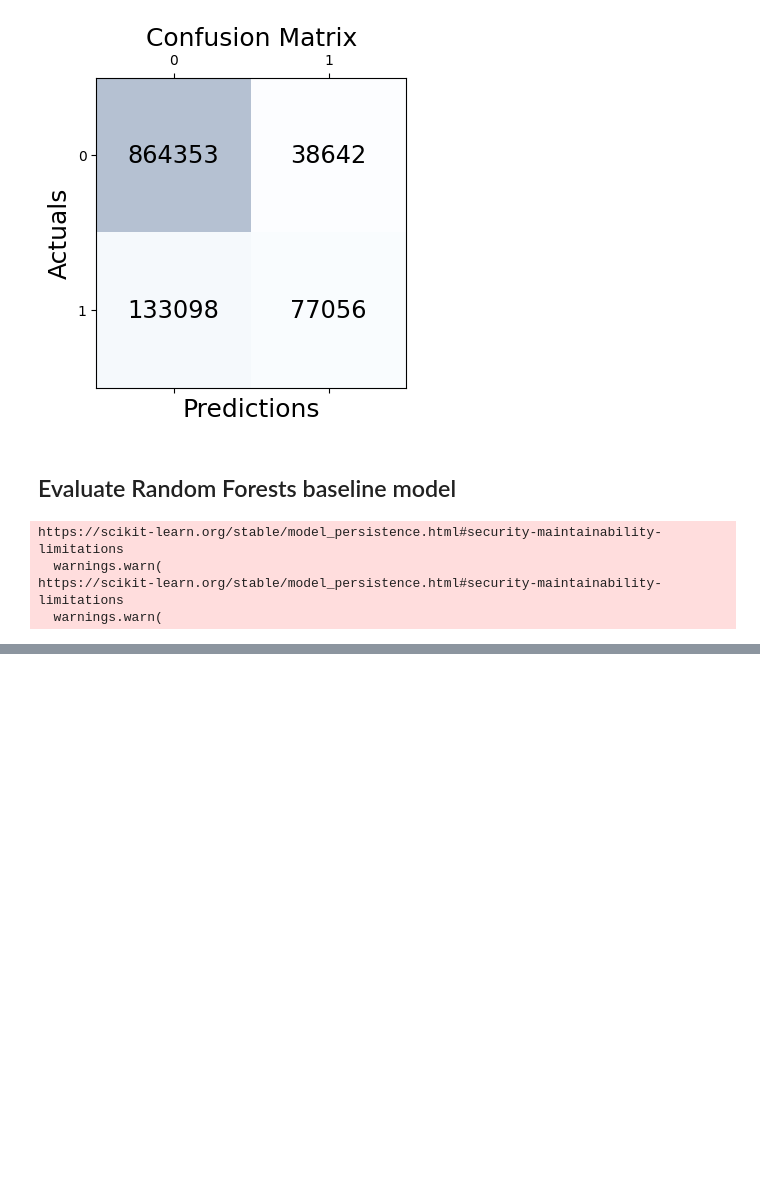
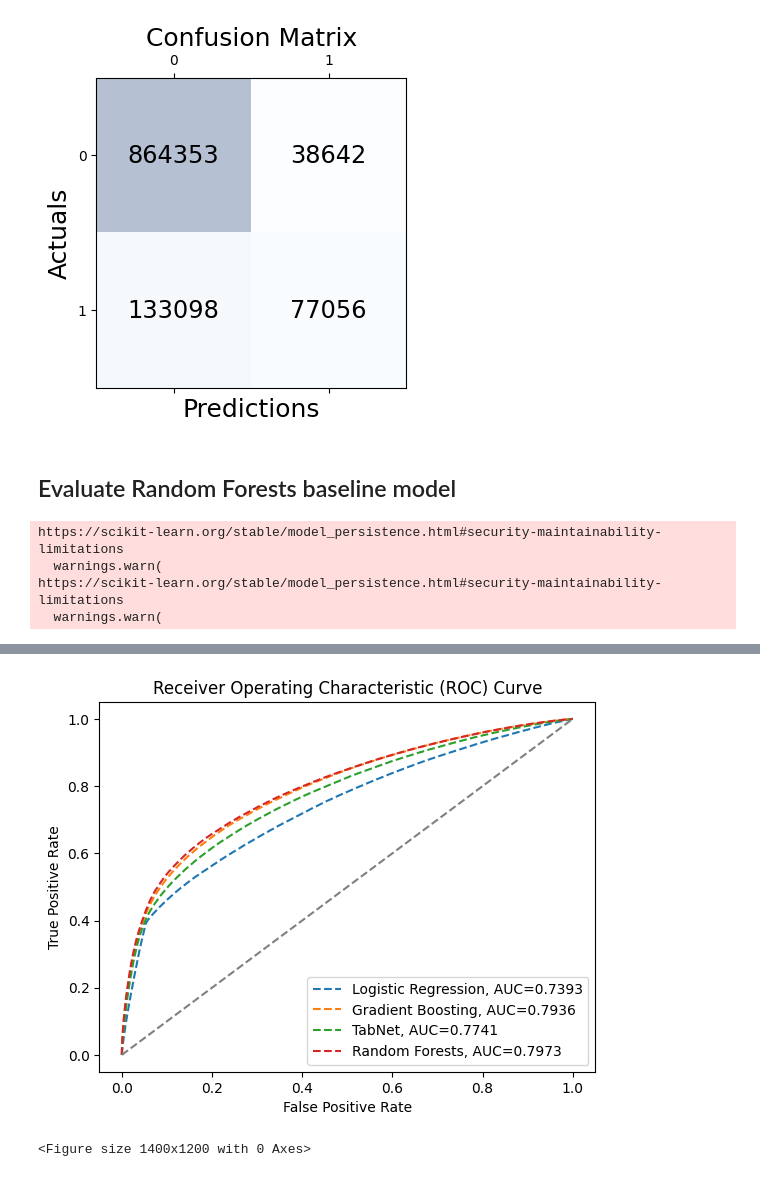
Before and after one commit to rvloenhout/DSS_Master_Thesis, a Jupyter notebook: _3. Evaluation/1. Baseline_eval.ipynb, the cells around one changed output, grey strips where cells are left out. Cells and saved outputs as stored; diff of their text form; code cells hidden in the pictures; blank space fills up the shorter version.

Commit message:
Finished ROS modeling

```diff
--- a/_3. Evaluation/1. Baseline_eval.ipynb
+++ b/_3. Evaluation/1. Baseline_eval.ipynb
@@ -87,4 +88,5 @@ Decreased by 75.0%
 # %%
 logreg_baseline = pickle.load(open(path_model + "logreg_baseline.pkl", "rb"))
 y_pred_logreg_baseline = logreg_baseline.predict(X_test)
+y_pred_prob_logreg_baseline = logreg_baseline.predict_proba(X_test)[:, 1]
 # %%
@@ -101,4 +103,5 @@ Precision Score:  0.6343365351547191
 # %%
 xgb_class_baseline = pickle.load(open(path_model + "XGBoost_baseline.pkl", "rb")) #xgb version 1.7.5
 y_pred_xgb_baseline = xgb_class_baseline.predict(X_test)
+y_pred_prob_xgb_baseline = xgb_class_baseline.predict_proba(X_test)[:, 1]
 # %%
@@ -113,6 +116,7 @@ Precision Score:  0.6820493072998258
 # %% [markdown]
 ## Evaluate TabNet baseline model
 # %%
-model = torch.load(path_model + "TabNet_baseline.pt")
-y_pred_tabnet_baseline = model.predict(X_test.values)
+tabnet_baseline = torch.load(path_model + "TabNet_baseline.pt")
+y_pred_tabnet_baseline = tabnet_baseline.predict(X_test.values)
+y_pred_prob_tabnet_baseline = tabnet_baseline.predict_proba(X_test.values)[:, 1]
 # %%
@@ -127,9 +131,9 @@ Precision Score:  0.6660097840930699
 # %% [markdown]
 ## Evaluate Random Forests baseline model
 # %%
-#rf_baseline = pickle.load(open(path_model + "rf_baseline.pkl", "rb"))
 rf_baseline = joblib.load(path_model + "rf_baseline.joblib")
 y_pred_rf_baseline = rf_baseline.predict(X_test)
+y_pred_prob_rf_baseline = rf_baseline.predict_proba(X_test)[:, 1]
 # %% [output]
 https://scikit-learn.org/stable/model_persistence.html#security-maintainability-limitations
   warnings.warn(
@@ -154,0 +159,38 @@ results.sort_values(by=["AUROC"], ascending=False)
+# %%
+#Plot AUROC for LogReg
+fpr, tpr, _ = roc_curve(y_test, y_pred_prob_logreg_baseline)
+auc = round(roc_auc_score(y_test, y_pred_prob_logreg_baseline), 4)
+plt.plot(fpr, tpr, linestyle='--', label="Logistic Regression, AUC="+str(auc))
+
+#Plot AUROC for XGBoost
+fpr, tpr, _ = roc_curve(y_test, y_pred_prob_xgb_baseline)
+auc = round(roc_auc_score(y_test, y_pred_prob_xgb_baseline), 4)
+plt.plot(fpr, tpr, linestyle='--', label="Gradient Boosting, AUC="+str(auc))
+
+#Plot AUROC for TabNet
+fpr, tpr, _ = roc_curve(y_test, y_pred_prob_tabnet_baseline)
+auc = round(roc_auc_score(y_test, y_pred_prob_tabnet_baseline), 4)
+plt.plot(fpr, tpr, linestyle='--', label="TabNet, AUC="+str(auc))
+
+#Plot AUROC for Random Forests
+fpr, tpr, _ = roc_curve(y_test, y_pred_prob_rf_baseline)
+auc = round(roc_auc_score(y_test, y_pred_prob_rf_baseline), 4)
+plt.plot(fpr, tpr, linestyle='--', label="Random Forests, AUC="+str(auc))
+
+#Add baseline of 0.5 random guesser
+plt.plot([0, 1], [0, 1], linestyle='--', color='gray')
+
+#Add legend
+plt.legend()
+
+#Add labels and title
+plt.xlabel('False Positive Rate')
+plt.ylabel('True Positive Rate')
+plt.title('Receiver Operating Characteristic (ROC) Curve')
+
+
+plt.figure(figsize=(14, 12))
+plt.show()
+# %% [output]
+[figure, added]
+<Figure size 1400x1200 with 0 Axes>
```
Also changed, not shown: parts of 7 cells of this notebook, 22 other files.
